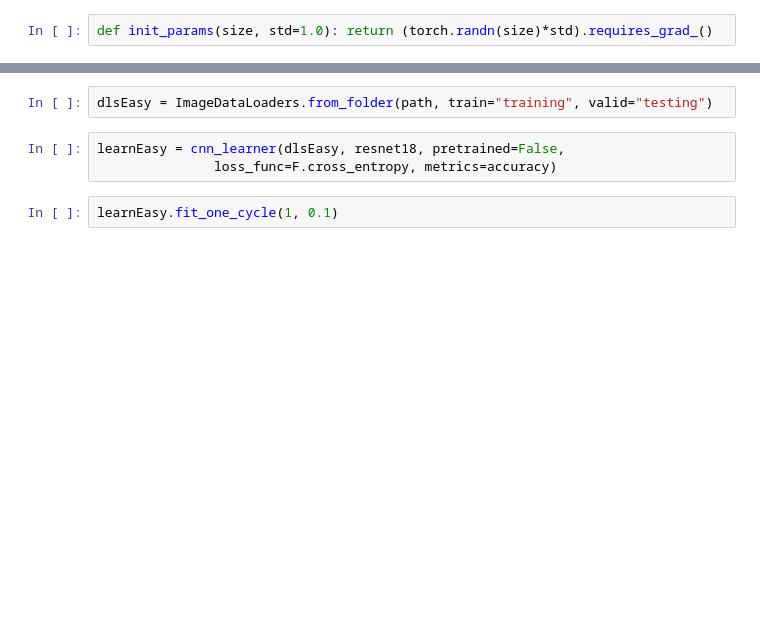
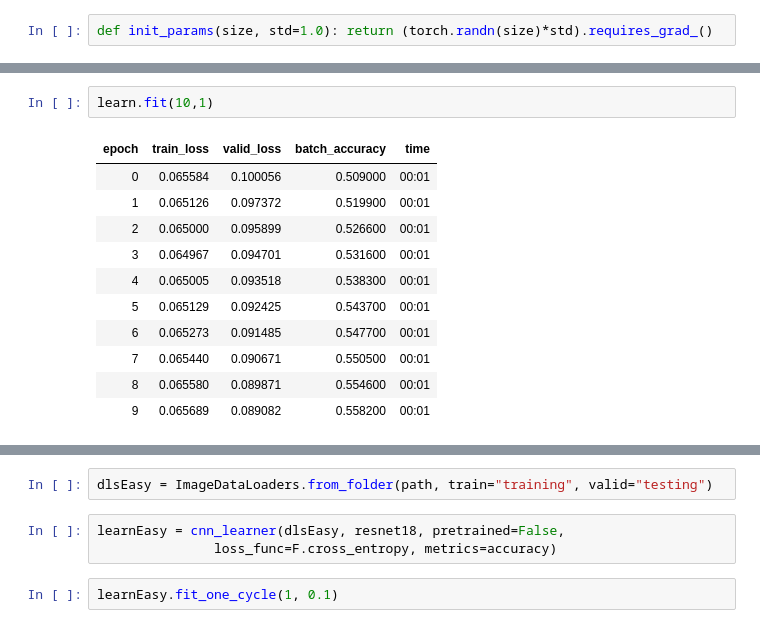
Before and after one commit to aherson/fastai-test, a Jupyter notebook: mnist_0-9.ipynb, the cells around one changed output, grey strips where cells are left out. Drawn from its saved outputs; the diff is of its cells as text; blank space fills up the shorter version.

```diff
--- a/mnist_0-9.ipynb
+++ b/mnist_0-9.ipynb
@@ -331,3 +349,17 @@ learn.fit(10,0.1)
+# %%
+learn.fit(10,1)
+# %% [output]
+| epoch | train_loss | valid_loss | batch_accuracy | time |
+| 0 | 0.065584 | 0.100056 | 0.509000 | 00:01 |
+| 1 | 0.065126 | 0.097372 | 0.519900 | 00:01 |
+| 2 | 0.065000 | 0.095899 | 0.526600 | 00:01 |
+| 3 | 0.064967 | 0.094701 | 0.531600 | 00:01 |
+| 4 | 0.065005 | 0.093518 | 0.538300 | 00:01 |
+| 5 | 0.065129 | 0.092425 | 0.543700 | 00:01 |
+| 6 | 0.065273 | 0.091485 | 0.547700 | 00:01 |
+| 7 | 0.065440 | 0.090671 | 0.550500 | 00:01 |
+| 8 | 0.065580 | 0.089871 | 0.554600 | 00:01 |
+| 9 | 0.065689 | 0.089082 | 0.558200 | 00:01 |
 # %%
 for i in range (10):
 
```
Also changed, not shown: parts of 13 cells of this notebook.
